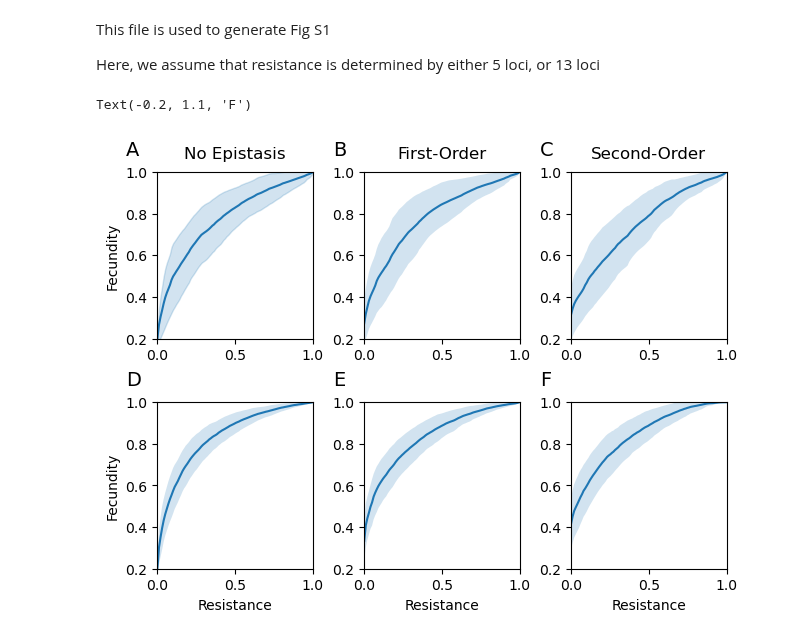
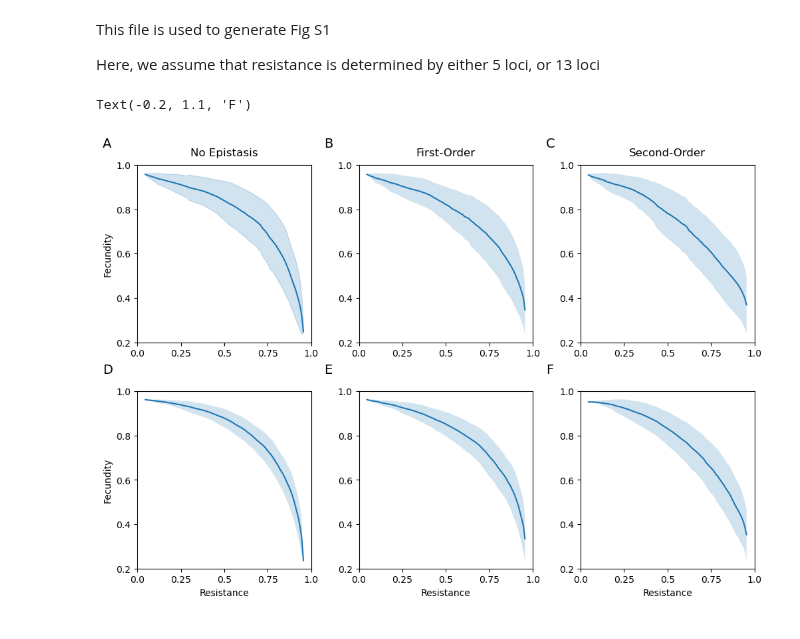
Before and after one commit to svhulse/cost-model, a Jupyter notebook: fig_S1.ipynb, the cells around one changed output. Saved outputs shown, nothing was run; the diff lists cells and outputs as text; code cells hidden in the pictures.

```diff
--- a/fig_S1.ipynb
+++ b/fig_S1.ipynb
@@ -53,57 +53,76 @@ costs_5_epi_2, err_5_epi_2, _ = pareto_array(5, 100, epi=2)
 costs_13_epi_0, err_13_epi_0, _ = pareto_array(13, 100)
 costs_13_epi_1, err_13_epi_1, _ = pareto_array(13, 100, epi=1)
 costs_13_epi_2, err_13_epi_2, _ = pareto_array(13, 100, epi=2)
+# %%
+def label_x_ticks(ax, vals, n_ticks = 4):
+    x_lim = ax.get_xlim()
+    x_ticks = np.linspace(x_lim[0], x_lim[1], n_ticks)
+    x_tick_labels = np.round(np.linspace(np.min(vals), np.max(vals), n_ticks), 3)
+
+    ax.set_xticks(x_ticks, x_tick_labels)
+
+def label_y_ticks(ax, vals, n_ticks = 4):
+    y_lim = ax.get_ylim()
+    y_ticks = np.linspace(y_lim[0], y_lim[1], n_ticks)
+    y_tick_labels = np.round(np.linspace(np.min(vals), np.max(vals), n_ticks), 3)
+
+    ax.set_yticks(y_ticks, y_tick_labels)
 # %%
-fig, ax = plt.subplots(ncols=3, nrows=2, layout='constrained')
+fig, ax = plt.subplots(ncols=3, nrows=2, figsize=(10, 7), layout='constrained')
 
 res_pts = np.linspace(0, 1, 100)
 
 ax[0,0].set_title('No Epistasis', pad=10)
 ax[0,1].set_title('First-Order', pad=10)
 ax[0,2].set_title('Second-Order', pad=10)
 
-ax[0,0].plot(res_pts, costs_5_epi_0)
-ax[0,0].fill_between(res_pts, costs_5_epi_0-err_5_epi_0, costs_5_epi_0+err_5_epi_0, alpha=0.2, color='tab:blue')
+ax[0,0].plot(1-res_pts, costs_5_epi_0)
+ax[0,0].fill_between(1-res_pts, costs_5_epi_0-err_5_epi_0, costs_5_epi_0+err_5_epi_0, alpha=0.2, color='tab:blue')
 ax[0,0].set_ylabel('Fecundity')
 
-ax[0,1].plot(res_pts, costs_5_epi_1)
-ax[0,1].fill_between(res_pts, costs_5_epi_1-err_5_epi_1, costs_5_epi_1+err_5_epi_1, alpha=0.2)
+label_x_ticks(ax[0,0], (0, 0.25, 0.5, 0.75, 1), 5)
+label_y_ticks(ax[0,0], (0.2, 0.4, 0.6, 0.8, 1), 5)
 
-ax[0,2].plot(res_pts, costs_5_epi_2)
-ax[0,2].fill_between(res_pts, costs_5_epi_2-err_5_epi_2, costs_5_epi_2+err_5_epi_2, alpha=0.2)
+ax[0,1].plot(1-res_pts, costs_5_epi_1)
+ax[0,1].fill_between(1-res_pts, costs_5_epi_1-err_5_epi_1, costs_5_epi_1+err_5_epi_1, alpha=0.2)
 
-ax[1,0].plot(res_pts, costs_13_epi_0)
-ax[1,0].fill_between(res_pts, costs_13_epi_0-err_13_epi_0, costs_13_epi_0+err_13_epi_0, alpha=0.2)
+label_x_ticks(ax[0,1], (0, 0.25, 0.5, 0.75, 1), 5)
+label_y_ticks(ax[0,1], (0.2, 0.4, 0.6, 0.8, 1), 5)
+
+ax[0,2].plot(1-res_pts, costs_5_epi_2)
+ax[0,2].fill_between(1-res_pts, costs_5_epi_2-err_5_epi_2, costs_5_epi_2+err_5_epi_2, alpha=0.2)
+
+label_x_ticks(ax[0,2], (0, 0.25, 0.5, 0.75, 1), 5)
+label_y_ticks(ax[0,2], (0.2, 0.4, 0.6, 0.8, 1), 5)
+
+ax[1,0].plot(1-res_pts, costs_13_epi_0)
+ax[1,0].fill_between(1-res_pts, costs_13_epi_0-err_13_epi_0, costs_13_epi_0+err_13_epi_0, alpha=0.2)
 ax[1,0].set_xlabel('Resistance')
 ax[1,0].set_ylabel('Fecundity')
 
-ax[1,1].plot(res_pts, costs_13_epi_1)
-ax[1,1].fill_between(res_pts, costs_13_epi_1-err_13_epi_1, costs_13_epi_1+err_13_epi_1, alpha=0.2)
+label_x_ticks(ax[1,0], (0, 0.25, 0.5, 0.75, 1), 5)
+label_y_ticks(ax[1,0], (0.2, 0.4, 0.6, 0.8, 1), 5)
+
+ax[1,1].plot(1-res_pts, costs_13_epi_1)
+ax[1,1].fill_between(1-res_pts, costs_13_epi_1-err_13_epi_1, costs_13_epi_1+err_13_epi_1, alpha=0.2)
 ax[1,1].set_xlabel('Resistance')
 
-ax[1,2].plot(res_pts, costs_13_epi_2)
-ax[1,2].fill_between(res_pts, costs_13_epi_2-err_13_epi_2, costs_13_epi_2+err_13_epi_2, alpha=0.2)
+label_x_ticks(ax[1,1], (0, 0.25, 0.5, 0.75, 1), 5)
+label_y_ticks(ax[1,1], (0.2, 0.4, 0.6, 0.8, 1), 5)
+
+ax[1,2].plot(1-res_pts, costs_13_epi_2)
+ax[1,2].fill_between(1-res_pts, costs_13_epi_2-err_13_epi_2, costs_13_epi_2+err_13_epi_2, alpha=0.2)
 ax[1,2].set_xlabel('Resistance')
 
-ax[0,0].set_xbound(0, 1)
-ax[0,1].set_xbound(0, 1)
-ax[0,2].set_xbound(0, 1)
-ax[1,0].set_xbound(0, 1)
-ax[1,1].set_xbound(0, 1)
-ax[1,2].set_xbound(0, 1)
-ax[0,0].set_ybound(0.2, 1)
-ax[0,1].set_ybound(0.2, 1)
-ax[0,2].set_ybound(0.2, 1)
-ax[1,0].set_ybound(0.2, 1)
-ax[1,1].set_ybound(0.2, 1)
-ax[1,2].set_ybound(0.2, 1)
+label_x_ticks(ax[1,2], (0, 0.25, 0.5, 0.75, 1), 5)
+label_y_ticks(ax[1,2], (0.2, 0.4, 0.6, 0.8, 1), 5)
 
 ax[0,0].annotate("A", xy=(-0.2, 1.1), xycoords="axes fraction", fontsize=14)
 ax[0,1].annotate("B", xy=(-0.2, 1.1), xycoords="axes fraction", fontsize=14)
 ax[0,2].annotate("C", xy=(-0.2, 1.1), xycoords="axes fraction", fontsize=14)
 ax[1,0].annotate("D", xy=(-0.2, 1.1), xycoords="axes fraction", fontsize=14)
 ax[1,1].annotate("E", xy=(-0.2, 1.1), xycoords="axes fraction", fontsize=14)
 ax[1,2].annotate("F", xy=(-0.2, 1.1), xycoords="axes fraction", fontsize=14)
 # %% [output]
 Text(-0.2, 1.1, 'F')
-[figure, old version]
+[figure, new version]
```
Also changed, not shown: 13 other files.
